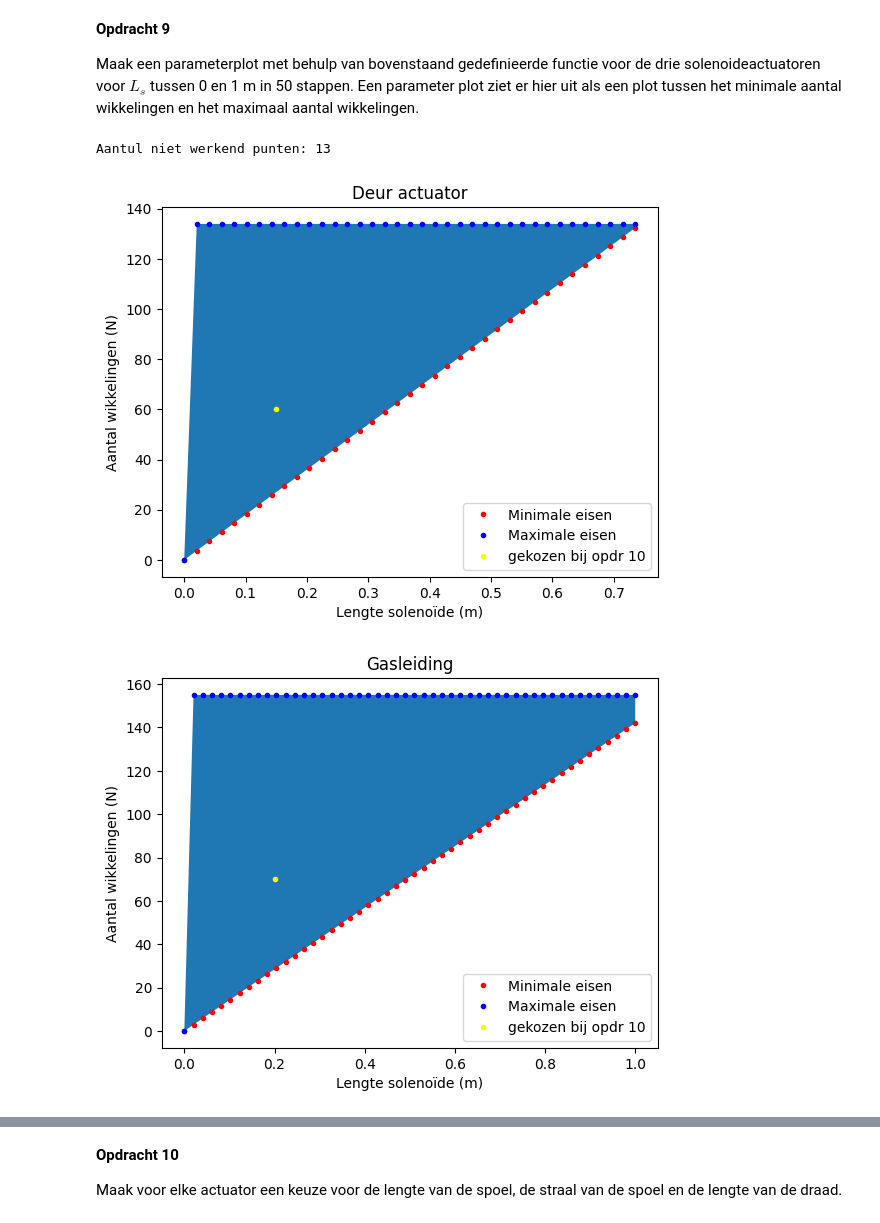
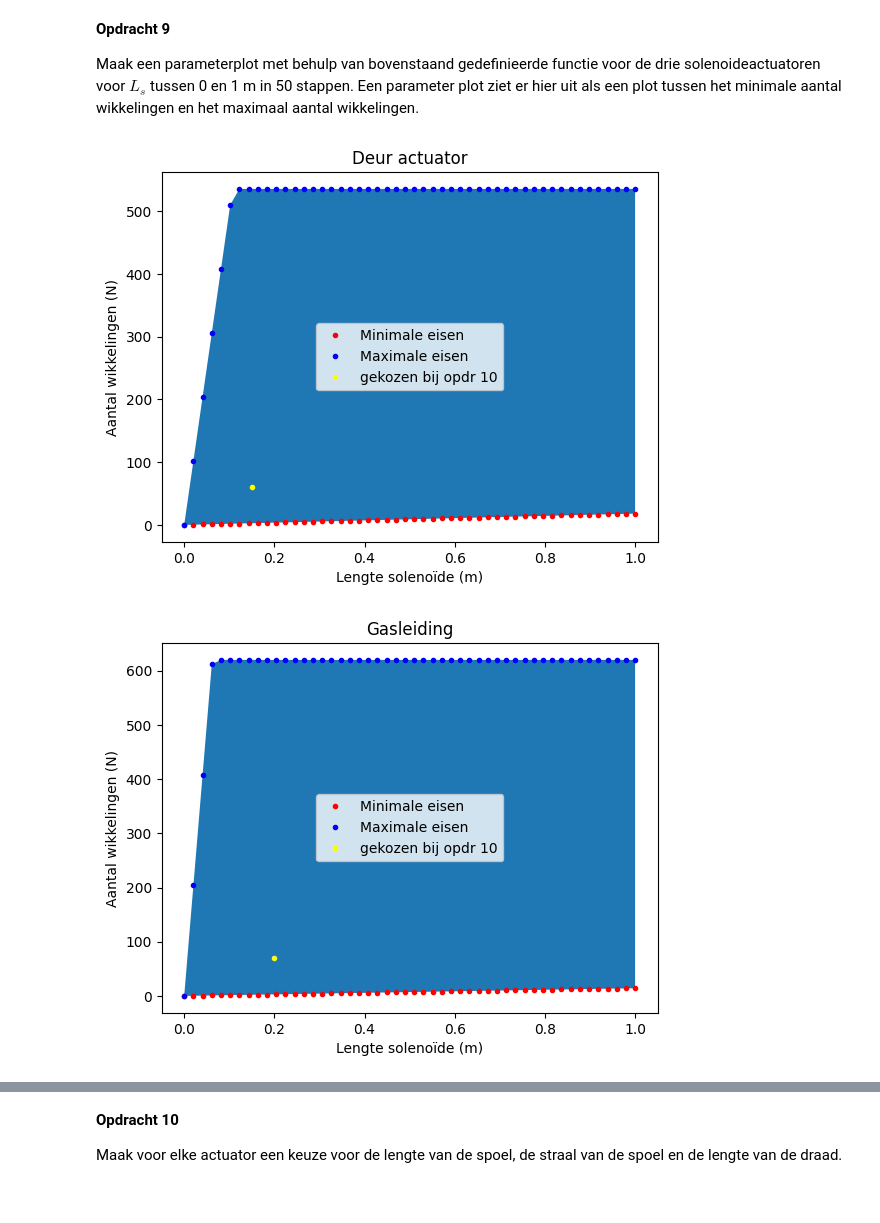
Before and after one commit to IshaSchneiders/opdrachten-DEF-D-Isha_Schneiders, a Jupyter notebook: DigitaleOntwerpopdrachten/2KrachtactuatorOpdracht/2KrachtactuatorOpdracht/KrachtactuatorOpdracht.ipynb, the cells around one changed output, grey strips where cells are left out. Saved outputs shown, nothing was run; the diff lists cells and outputs as text; code cells hidden in the pictures.

```diff
--- a/DigitaleOntwerpopdrachten/2KrachtactuatorOpdracht/2KrachtactuatorOpdracht/KrachtactuatorOpdracht.ipynb
+++ b/DigitaleOntwerpopdrachten/2KrachtactuatorOpdracht/2KrachtactuatorOpdracht/KrachtactuatorOpdracht.ipynb
@@ -274,7 +230,7 @@ Maak een parameterplot met behulp van bovenstaand gedefinieerde functie voor de
 #Deur actuator
 L_s_opdr9 = np.linspace(0,1,50)
 mu_0 = 4*np.pi*10**(-7)
-mu_r_ijzer = 5000
+mu_r_ijzer = 50000
 r_s_actuator = 0.01
 F_actuator = 40 #N
 N_min_eis_actuator, N_max_eis_actuator = aantal_wikkelingen(F_actuator, I_batterij, mu_0, mu_r_ijzer, L_s_opdr9, r_s_actuator, r_d_batterij, max_L_batterij)
@@ -295,33 +251,32 @@ plt.show()
 r_s_geleiding = 0.015
 F_geleiding = 56 #N
 N_min_eis_geleiding, N_max_eis_geleiding = aantal_wikkelingen(F_geleiding, I_batterij, mu_0, mu_r_ijzer, L_s_opdr9, r_s_geleiding, r_d_uno, max_L_uno)
 plt.figure()
 plt.fill_between(L_s_opdr9,N_min_eis_geleiding,N_max_eis_geleiding) # De ruimte tussen de eisen vullen
 plt.plot(L_s_opdr9, N_min_eis_geleiding,'r.', label='Minimale eisen')
 plt.plot(L_s_opdr9, N_max_eis_geleiding, 'b.', label='Maximale eisen')
 plt.plot(0.2,70,".",color="yellow",label="gekozen bij opdr 10")
 plt.legend()
 plt.title("Gasleiding")
 plt.xlabel("Lengte solenoïde (m)")
 plt.ylabel("Aantal wikkelingen (N)")
 plt.show()
 
 
 #Ontwerp 4: Slot
 r_s_slot = 0.01
 F_slot = 2.004 #N
 N_min_eis_slot, N_max_eis_slot = aantal_wikkelingen(F_slot, I_batterij, mu_0, mu_r_ijzer, L_s_opdr9, r_s_slot, r_d_uno, max_L_uno)
 plt.figure()
 plt.fill_between(L_s_opdr9,N_min_eis_slot,N_max_eis_slot) # De ruimte tussen de eisen vullen
 plt.plot(L_s_opdr9, N_min_eis_slot,'r.', label='Minimale eisen')
 plt.plot(L_s_opdr9, N_max_eis_slot, 'b.', label='Maximale eisen')
 plt.plot(0.1,90,".",color="yellow",label="gekozen bij opdr 10")
 plt.legend()
 plt.title("Slot")
 plt.xlabel("Lengte solenoïde (m)")
 plt.ylabel("Aantal wikkelingen (N)")
 plt.show()
 # %% [output]
-Aantul niet werkend punten: 13
-[figure, old version]
+[figure, new version]
-[figure, old version]
+[figure, new version]
```
Also changed, not shown: parts of 9 cells of this notebook.
